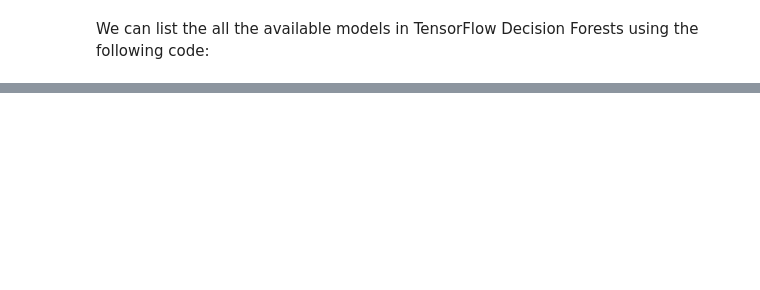
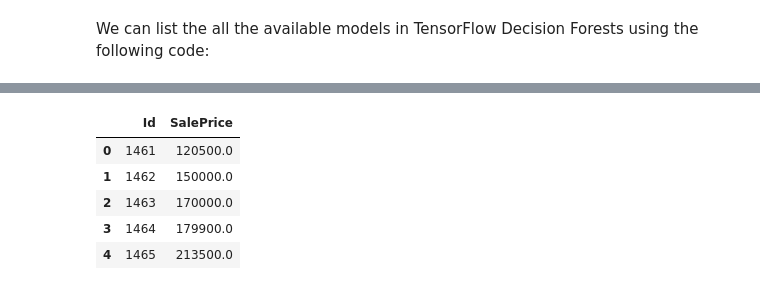
Before and after one commit to talbrend/JET, a Jupyter notebook: EDA_JET.ipynb, the cells around one changed output, grey strips where cells are left out. Saved outputs shown, nothing was run; the diff lists cells and outputs as text; code cells hidden in the pictures; blank space fills up the shorter version.

```diff
--- a/EDA_JET.ipynb
+++ b/EDA_JET.ipynb
@@ -413,0 +445,13 @@ Today, we will use the defaults to create the Random Forest Model while specifiy
+# %%
+#sample_submission_df = pd.read_csv('../input/house-prices-advanced-regression-techniques/sample_submission.csv')
+#sample_submission_df['SalePrice'] = rf.predict(test_ds)
+#sample_submission_df.to_csv('/kaggle/working/submission.csv', index=False)
+output.to_csv('./project/submission.csv', index=False)
+output.head()
+# %% [output]
+|  | Id | SalePrice |
+| 0 | 1461 | 120500.0 |
+| 1 | 1462 | 150000.0 |
+| 2 | 1463 | 170000.0 |
+| 3 | 1464 | 179900.0 |
+| 4 | 1465 | 213500.0 |
```
Also changed, not shown: parts of 19 cells of this notebook, 1 other file.
